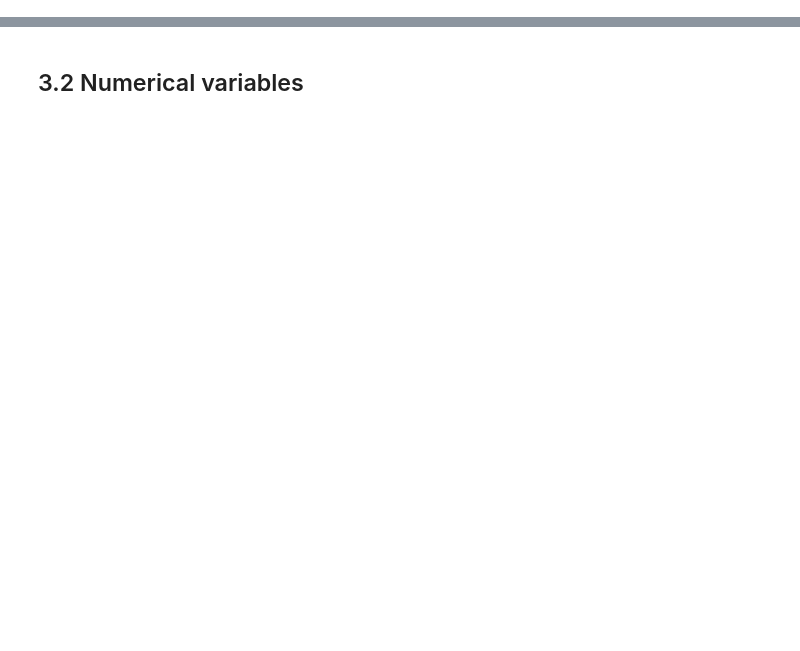
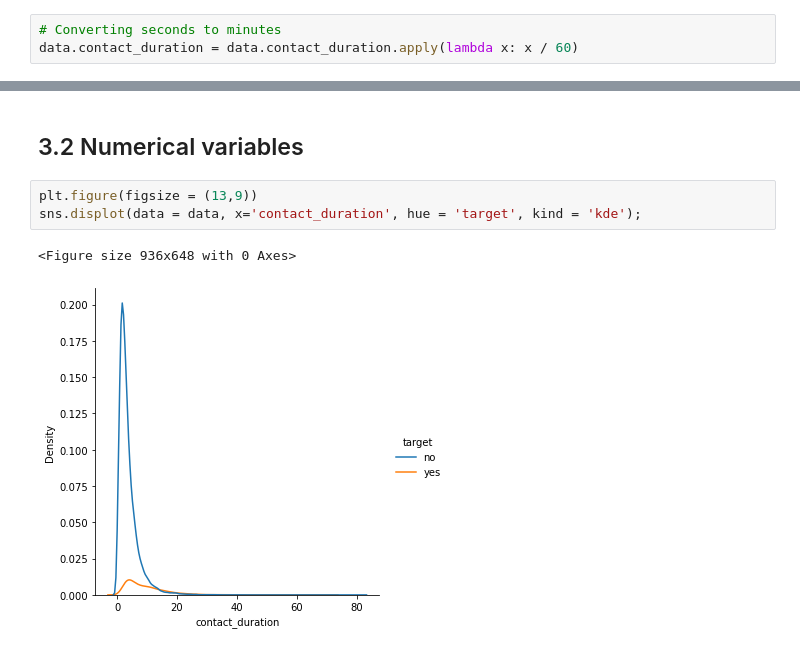
Before and after one commit to zatkopatrik/authentic-data-science, a Jupyter notebook: Jupyter_notebooks/3. Data-Visualization/3_4_13 Bivariate Analysis with Seaborn.ipynb, the cells around one changed output, grey strips where cells are left out. Saved outputs shown, nothing was run; the diff lists cells and outputs as text; blank space fills up the shorter version.

```diff
--- a/Jupyter_notebooks/3. Data-Visualization/3_4_13 Bivariate Analysis with Seaborn.ipynb
+++ b/Jupyter_notebooks/3. Data-Visualization/3_4_13 Bivariate Analysis with Seaborn.ipynb
@@ -334,3 +346,6 @@ mapping_months = {'mar':'March', 'apr':'April','may':'May','jun':'Jun','jul':'Ju
                   'sep':'September','oct':'October','nov':'November','dec':'December'}
 # Map new values to column 'month'
 data.month = data.month.map(mapping_months)
+# %%
+# Converting seconds to minutes
+data.contact_duration = data.contact_duration.apply(lambda x: x / 60)
@@ -337,2 +368,8 @@ data.month = data.month.map(mapping_months)
 # %% [markdown]
 ## 3.2 Numerical variables
+# %%
+plt.figure(figsize = (13,9))
+sns.displot(data = data, x='contact_duration', hue = 'target', kind = 'kde');
+# %% [output]
+<Figure size 936x648 with 0 Axes>
+[figure, added]
```
Also changed, not shown: parts of 10 cells of this notebook.
